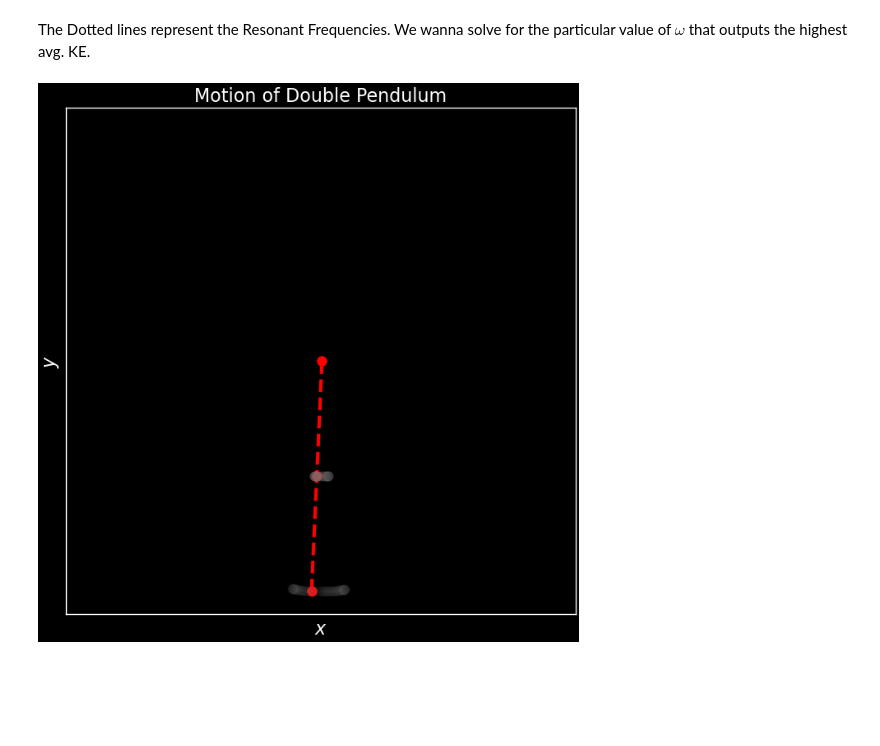
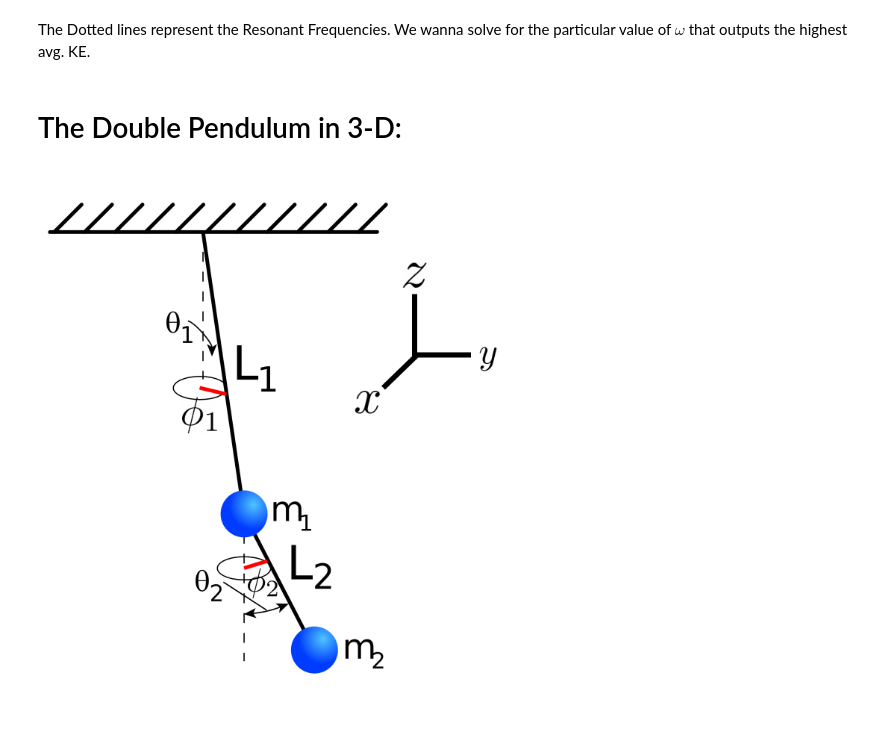
Before and after one commit to Siddhantshimpi/Siddhantshimpi, a Jupyter notebook: Physics/double_pendulum.ipynb, the cells around one changed output. Cells and saved outputs as stored; diff of their text form; code cells hidden in the pictures; blank space fills up the shorter version.

```diff
--- a/Physics/double_pendulum.ipynb
+++ b/Physics/double_pendulum.ipynb
@@ -263,25 +285,24 @@ def animate(i):
     ln2.set_data(x1[::10][i:max(1, i - trail1):-1], y1[::10][i:max(1, i - trail1):-1])
     ln3.set_data(x2[::10][i:max(1, i - trail2):-1], y2[::10][i:max(1, i - trail2):-1])
 
-fig, ax = plt.subplots(1, 1, figsize = (8, 8))
+fig, ax = plt.subplots(1, 1, figsize = (8,8))
 
 ax.set_facecolor('k')
-ax.set_title('Motion of Double Pendulum')
-
-ax.set_xlabel(r'$x$')
-ax.set_ylabel(r'$y$')
-
 ax.get_xaxis().set_ticks([])
 ax.get_yaxis().set_ticks([])
 
 ln1, = plt.plot([], [], 'ro--', lw = 3, markersize = 8)
-ln2, = ax.plot([], [], 'ro--', markersize = 8, alpha = 0.05, color = 'grey')
-ln3, = ax.plot([], [], 'ro--', markersize = 8, alpha = 0.05, color = 'grey')
+ln2, = ax.plot([], [], 'ro-', markersize = 8, alpha = 0.05, color = 'grey')
+ln3, = ax.plot([], [], 'ro-', markersize = 8, alpha = 0.05, color = 'grey')
 
+ax.set_ylim(-44, 44)
 ax.set_xlim(-44, 44)
-ax.set_ylim(-44, 44)
 
-ani = animation.FuncAnimation(fig, animate, frames = 100, interval = 50)
-ani.save('..\Media\dbl_pendulum2.gif', writer = 'pillow', fps = 25)
+ani = animation.FuncAnimation(fig, animate, frames = 2000, interval = 50)
+ani.save('..\Outputs\dbl_pendulum2.gif', writer = 'pillow', fps = 25)
-# %% [output]
-[figure, removed]
+# %% [markdown]
+# The Double Pendulum in 3-D:
+# %%
+Image(filename = r'..\Images\doub_pen_3D.png', width = 500, height = 500)
+# %% [output]
+[figure, added]
```
Also changed, not shown: parts of 24 cells of this notebook, 33 other files.
